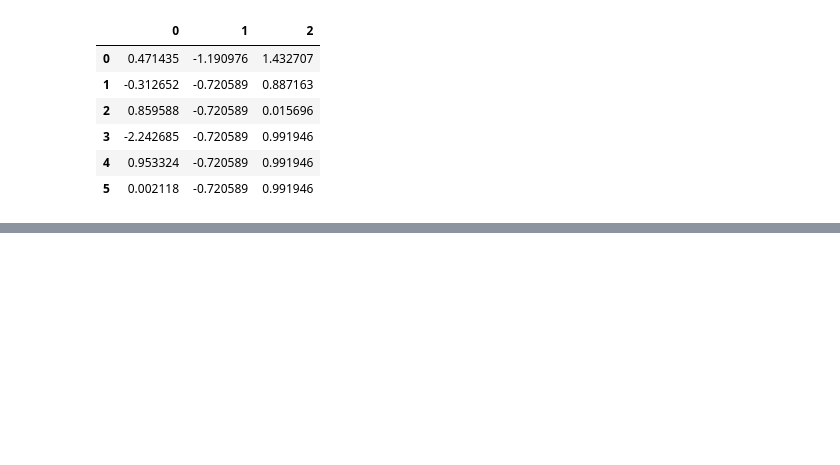
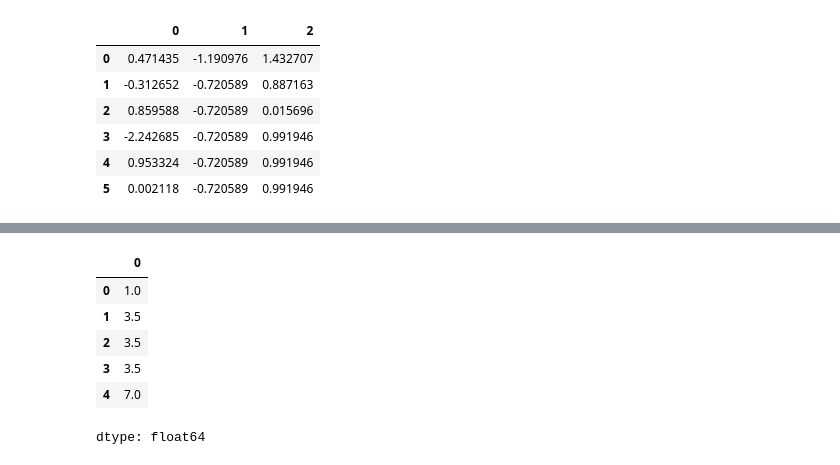
Before and after one commit to dmousa75/stqd6014-Data-Science, a Jupyter notebook: Exer1.ipynb, the cells around one changed output, grey strips where cells are left out. Cells and saved outputs as stored; diff of their text form; code cells hidden in the pictures; blank space fills up the shorter version.

```diff
--- a/Exer1.ipynb
+++ b/Exer1.ipynb
@@ -140,0 +156,12 @@ df.ffill() # kalau nak limit brp row yg berlaku, masukkan dlm parenthesis tu jum
+# %%
+#Data imputation usng median - isi tempat NaN value
+by media
+data.fillna(data.median())
+# %% [output]
+|  | 0 |
+| 0 | 1.0 |
+| 1 | 3.5 |
+| 2 | 3.5 |
+| 3 | 3.5 |
+| 4 | 7.0 |
+dtype: float64
```
Also changed, not shown: parts of 10 cells of this notebook.
